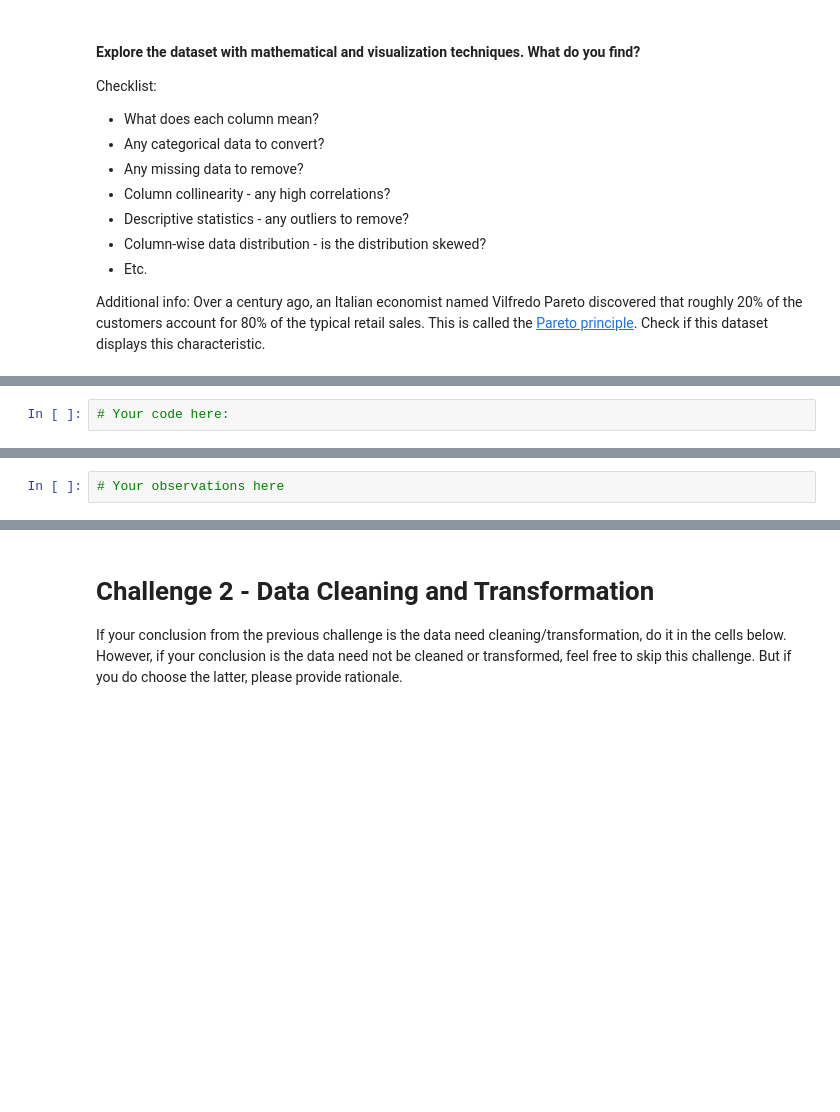
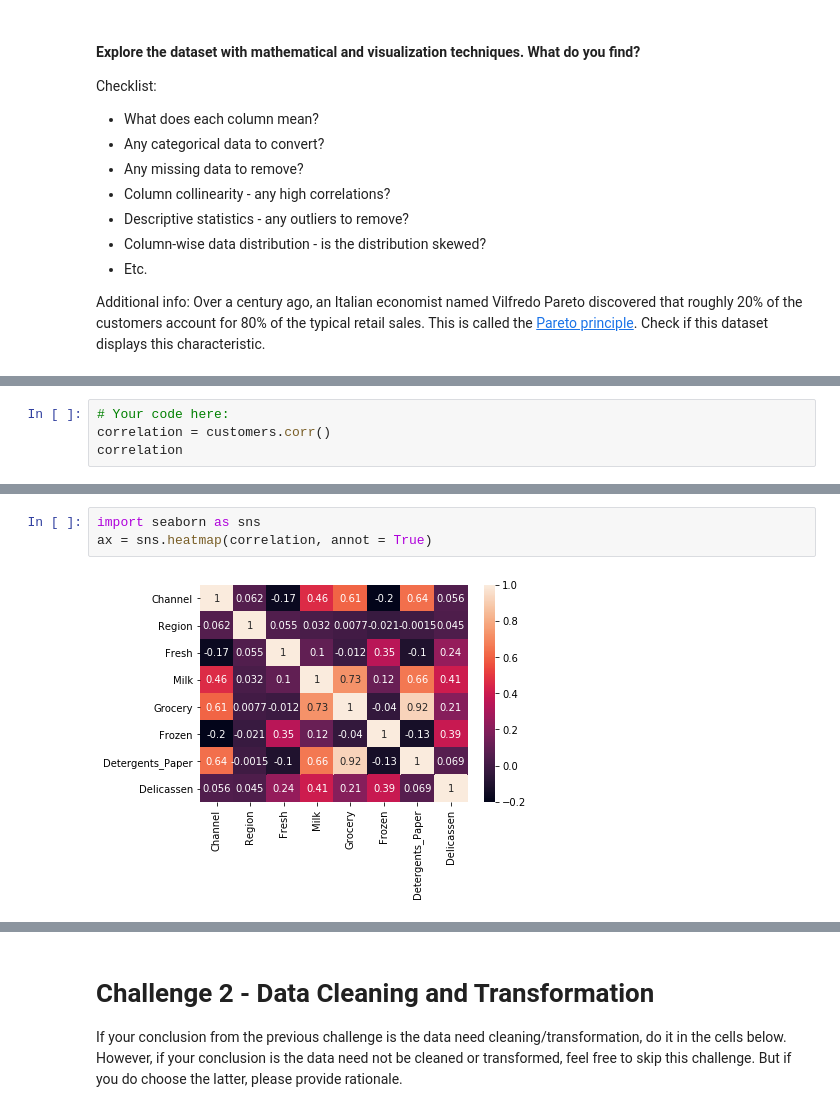
Before and after one commit to ironhack-datalabs/datamad0120, a Jupyter notebook: module-3/lab-unsupervised-learning/your-code/main.ipynb, the cells around one changed output, grey strips where cells are left out. Saved outputs shown, nothing was run; the diff lists cells and outputs as text; blank space fills up the shorter version.

```diff
--- a/module-3/lab-unsupervised-learning/your-code/main.ipynb
+++ b/module-3/lab-unsupervised-learning/your-code/main.ipynb
@@ -37,2 +80,4 @@ Additional info: Over a century ago, an Italian economist named Vilfredo Pareto
 # %%
 # Your code here:
+correlation = customers.corr()
+correlation
@@ -39,2 +94,5 @@ Additional info: Over a century ago, an Italian economist named Vilfredo Pareto
-# %%
-# Your observations here
+# %%
+import seaborn as sns
+ax = sns.heatmap(correlation, annot = True)
+# %% [output]
+[figure, added]
```
Also changed, not shown: parts of 29 cells of this notebook.
